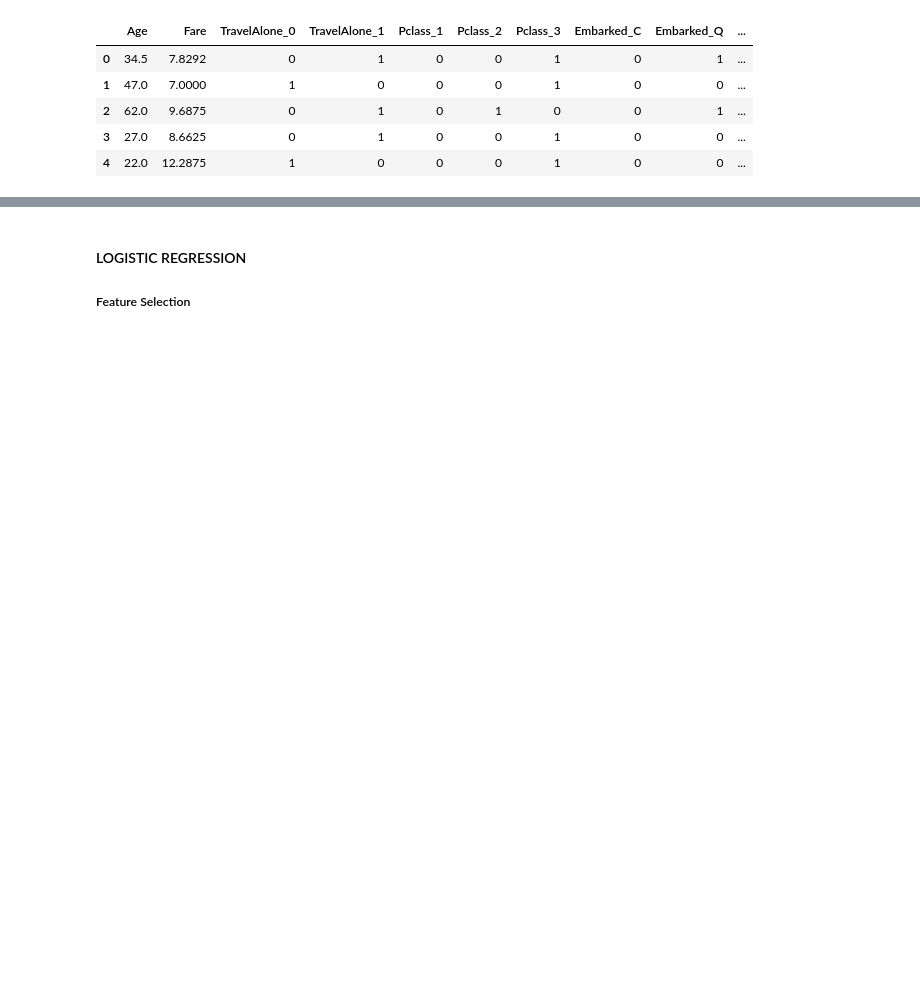
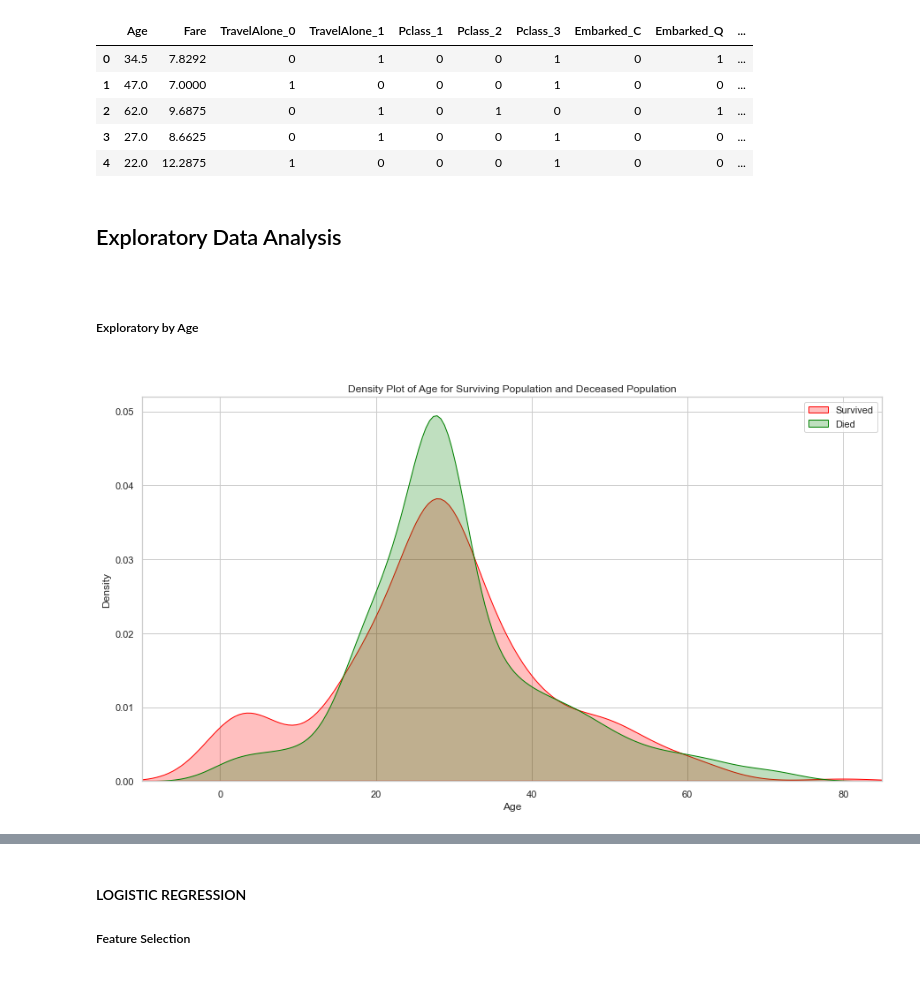
Before and after one commit to audrey1993/Titanic-logistic-regression, a Jupyter notebook: TitanicData.ipynb, the cells around one changed output, grey strips where cells are left out. Cells and saved outputs as stored; diff of their text form; code cells hidden in the pictures; blank space fills up the shorter version.

Commit message:
deeper data exploration

```diff
--- a/TitanicData.ipynb
+++ b/TitanicData.ipynb
@@ -594,3 +594,18 @@ final_test.head()
 | 2 | 62.0 | 9.6875 | 0 | 1 | 0 | 1 | 0 | 0 | 1 | ... |
 | 3 | 27.0 | 8.6625 | 0 | 1 | 0 | 0 | 1 | 0 | 0 | ... |
 | 4 | 22.0 | 12.2875 | 1 | 0 | 0 | 0 | 1 | 0 | 0 | ... |
+# %% [markdown]
+<h2>Exploratory Data Analysis<h2>
+# %% [markdown]
+<h5>Exploratory by Age<h5>
+# %%
+plt.figure(figsize=(15,8))
+ax = sns.kdeplot(Train_data["Age"][Train_data.Survived == 1], color="red", shade=True)
+sns.kdeplot(Train_data["Age"][Train_data.Survived == 0], color="green", shade=True)
+plt.legend(['Survived', 'Died'])
+plt.title('Density Plot of Age for Surviving Population and Deceased Population')
+ax.set(xlabel='Age')
+plt.xlim(-10,85)
+plt.show()
+# %% [output]
+[figure, added]
```
Also changed, not shown: parts of 20 cells of this notebook.
